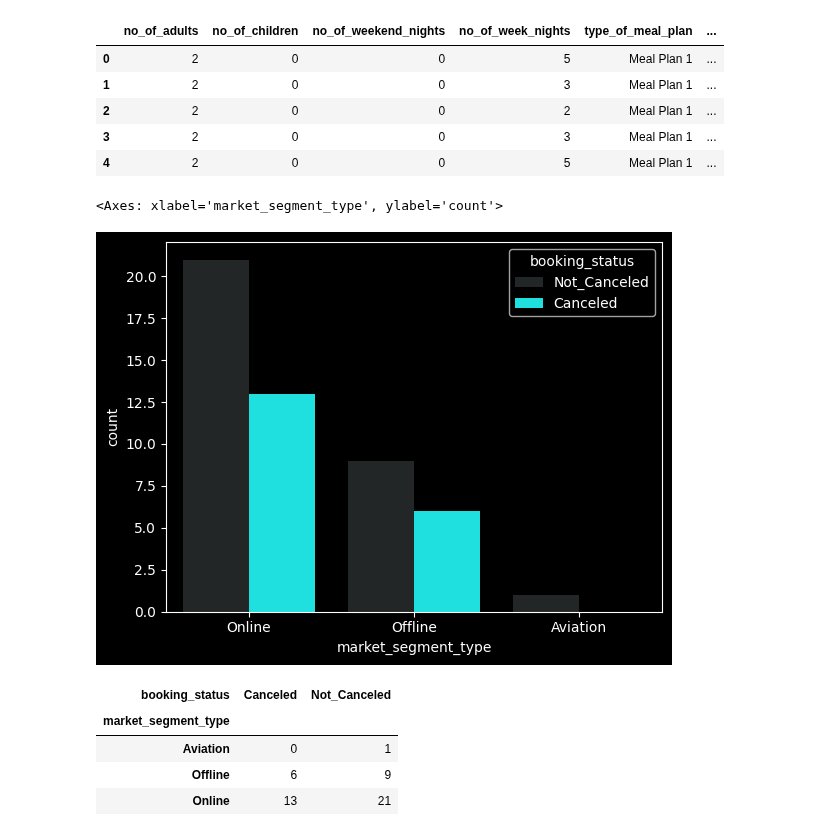
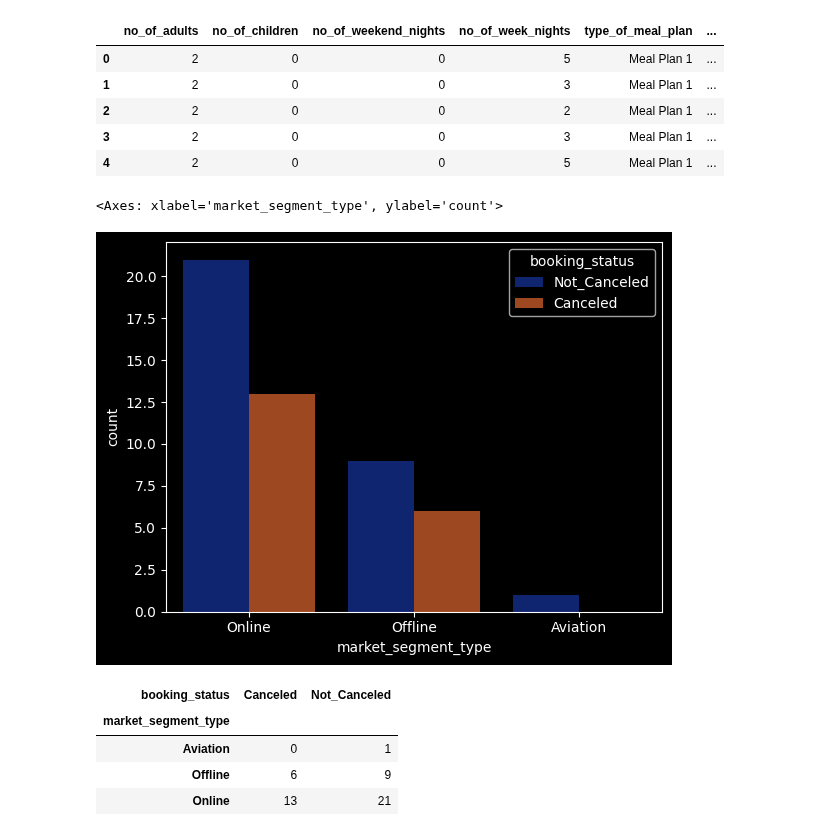
Before and after one commit to RohitMugalya/Learner-s-Garden, a Jupyter notebook: practice notebooks/data_analysis_practise.ipynb, the cells around one changed output. Saved outputs shown, nothing was run; the diff lists cells and outputs as text; code cells hidden in the pictures.

```diff
--- a/practice notebooks/data_analysis_practise.ipynb
+++ b/practice notebooks/data_analysis_practise.ipynb
@@ -55,11 +56,10 @@ df.head()
 | 3 | 2 | 0 | 0 | 3 | Meal Plan 1 | ... |
 | 4 | 2 | 0 | 0 | 5 | Meal Plan 1 | ... |
 # %%
-plt.Figure(figsize=(10, 6))
-sns.countplot(data=df, x=market_segment_type, hue=booking_status, palette='dark:cyan')
+sns.countplot(data=df, x=market_segment_type, hue=booking_status, palette='dark')
 # %% [output]
 <Axes: xlabel='market_segment_type', ylabel='count'>
-[figure, old version]
+[figure, new version]
 # %%
 pd.pivot_table(
     df,
```
Also changed, not shown: parts of 7 cells of this notebook.
